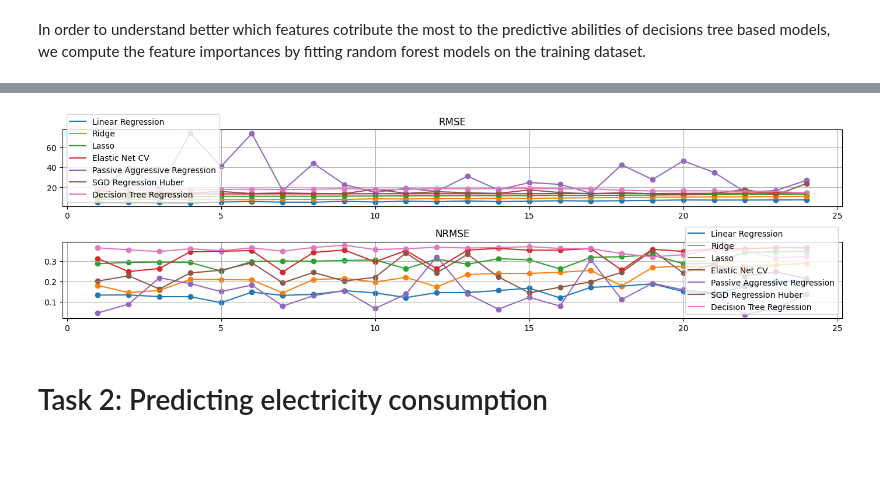
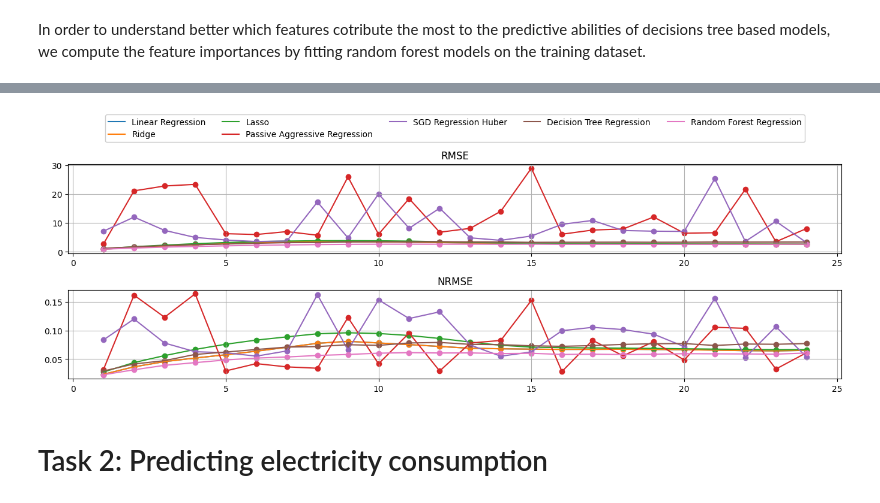
Before and after one commit to TarasKutsyk/ML-for-Automation-Project, a Jupyter notebook: ml-project-2.ipynb, the cells around one changed output, grey strips where cells are left out. Cells and saved outputs as stored; diff of their text form; code cells hidden in the pictures; blank space fills up the shorter version.

```diff
--- a/ml-project-2.ipynb
+++ b/ml-project-2.ipynb
@@ -283,13 +311,13 @@ if PLOT_IMPORTANCES:
     n_to_plot = [3, 6, 9]
 
     for n in tqdm(n_to_plot):
-        train_x, test_x = construct_x_n(n)
-        train_y, test_y = construct_y_n(n)
+        train_x_n, _ = construct_x_n(n, train_x, test_x)
+        train_y_n, _ = construct_y_n(n, train_y, test_y)
 
         # Fit the RF model on the training dataset
         forest = RandomForestRegressor(random_state=SEED, n_estimators=20, n_jobs=-1)
-        forest.fit(train_x, train_y)
+        forest.fit(train_x_n, train_y_n)
 
         # Resulting plot
-        plot_feature_importances(forest, n, feature_names=train_x.columns)
+        plot_feature_importances(forest, n, feature_names=train_x_n.columns)
 # %% [output]
@@ -308,7 +336,7 @@ def normalized_root_mean_squared_error(true_y, pred_y):
     min_y = min(min(true_y), min(pred_y))
     return rmse / (max_y - min_y)
 # %%
-from sklearn.linear_model import LinearRegression, Ridge, Lasso, ElasticNetCV
+from sklearn.linear_model import LinearRegression, Ridge, Lasso
 from sklearn.linear_model import PassiveAggressiveRegressor, SGDRegressor
 from sklearn.kernel_ridge import KernelRidge
 from sklearn.svm import LinearSVR, SVR
@@ -318,7 +346,6 @@ from sklearn.ensemble import RandomForestRegressor
 LINEAR_REGRESSOR = 'Linear Regression'
 RIDGE = 'Ridge'
 LASSO = 'Lasso'
-ELASTIC_NET_CV = 'Elastic Net CV'
 PASSIVE_AGGRESSIVE_REGRESSOR = 'Passive Aggressive Regression'
 SGD_REGRESSOR_HUBER = 'SGD Regression Huber'
 KERNEL_RIDGE = 'Kernel Ridge'
@@ -330,15 +357,13 @@ models = {
     LINEAR_REGRESSOR: LinearRegression(),
     RIDGE: Ridge(),
     LASSO: Lasso(),
-    ELASTIC_NET_CV: ElasticNetCV(n_jobs=-1),
     PASSIVE_AGGRESSIVE_REGRESSOR: PassiveAggressiveRegressor(),
     SGD_REGRESSOR_HUBER: SGDRegressor(loss='huber'),
-    DECISION_TREE_REGRESSOR: DecisionTreeRegressor(random_state=SEED, min_samples_split=10, max_depth=40),
-#     RANDOM_FOREST_REGRESSION: RandomForestRegressor(random_state=SEED, n_estimators=20, n_jobs=-1,
-#                                                     min_samples_split=10, max_depth=40),
-
 #     SV_REGRESSOR: SVR(),
 #     KERNEL_RIDGE: KernelRidge(),
+    DECISION_TREE_REGRESSOR: DecisionTreeRegressor(random_state=SEED, min_samples_split=10, max_depth=40),
+    RANDOM_FOREST_REGRESSOR: RandomForestRegressor(random_state=SEED, n_estimators=20, n_jobs=-1,
+                                                    min_samples_split=10, max_depth=40),
 }
 
 rmses = {label: list() for label in models.keys()}
@@ -349,14 +374,14 @@ n_to_plot = range(1, HORIZON + 1)
 for name, model in models.items():
     print(f'Fitting {name} model...')
     for n in tqdm(n_to_plot):
-        train_x, test_x = construct_x_n(n)
-        train_y, test_y = construct_y_n(n)
+        train_x_n, test_x_n = construct_x_n(n, train_x, test_x)
+        train_y_n, test_y_n = construct_y_n(n, train_y, test_y)
 
-        model.fit(train_x, train_y)
-        pred_y = model.predict(test_x)
+        model.fit(train_x_n, train_y_n)
+        pred_y = model.predict(test_x_n)
 
-        rmse = root_mean_squared_error(test_y, pred_y)
-        nrmse = normalized_root_mean_squared_error(test_y, pred_y)
+        rmse = root_mean_squared_error(test_y_n, pred_y)
+        nrmse = normalized_root_mean_squared_error(test_y_n, pred_y)
 
         rmses[name].append(rmse)
         nrmses[name].append(nrmse)
@@ -370,0 +396,9 @@ Fitting Decision Tree Regression model...
+# %%
+print('LAGS =', LAGS)
+print('RMSE')
+for label, rmse in rmses.items():
+    print(label, round(np.average(rmse), 3))
+
+print('NRMSE')
+for label, nrmse in nrmses.items():
+    print(label, round(np.average(nrmse), 3))
@@ -371,23 +423,22 @@ Fitting Decision Tree Regression model...
 # %%
-fig, (ax1, ax2) = plt.subplots(2, 1, figsize=(14, 4))
+fig, (ax1, ax2) = plt.subplots(2, 1, figsize=(14, 5))
 
 ax1.grid(True)
 for label, rmse in rmses.items():
     ax1.plot(n_to_plot, rmse, label=label)
     ax1.scatter(n_to_plot, rmse)
     ax1.set_title('RMSE')
-ax1.legend()
+ax1.legend(loc='lower center', bbox_to_anchor=(0.5, 1.2), ncol=5, framealpha=1.0)
 
 ax2.grid(True)
 for label, nrmse in nrmses.items():
     ax2.plot(n_to_plot, nrmse, label=label)
     ax2.scatter(n_to_plot, nrmse)
 ax2.set_title('NRMSE')
-ax2.legend()
 
 fig.tight_layout()
 # %% [output]
-[figure, old version]
+[figure, new version]
 # %%
 for name in rmses.keys():
     model_rmse = np.array(rmses[name])
```
Also changed, not shown: parts of 20 cells of this notebook, 2 other files.
